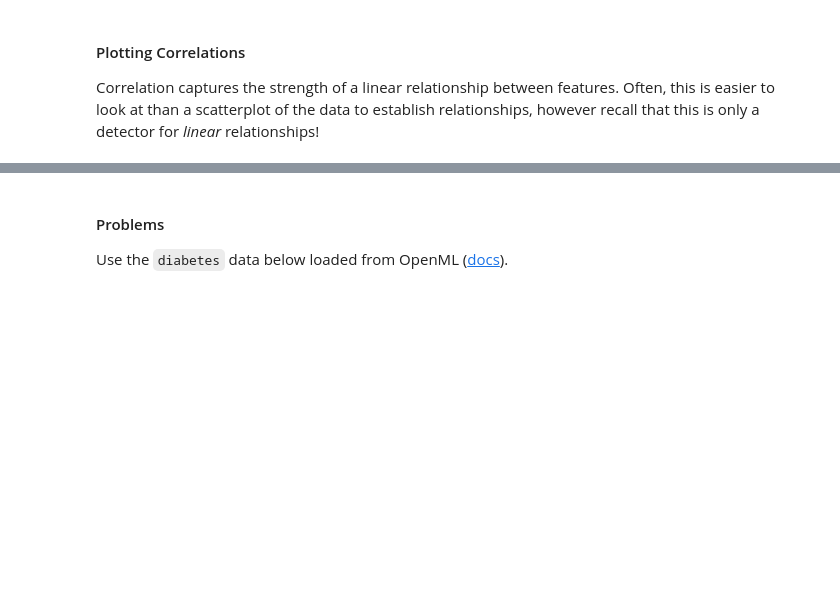
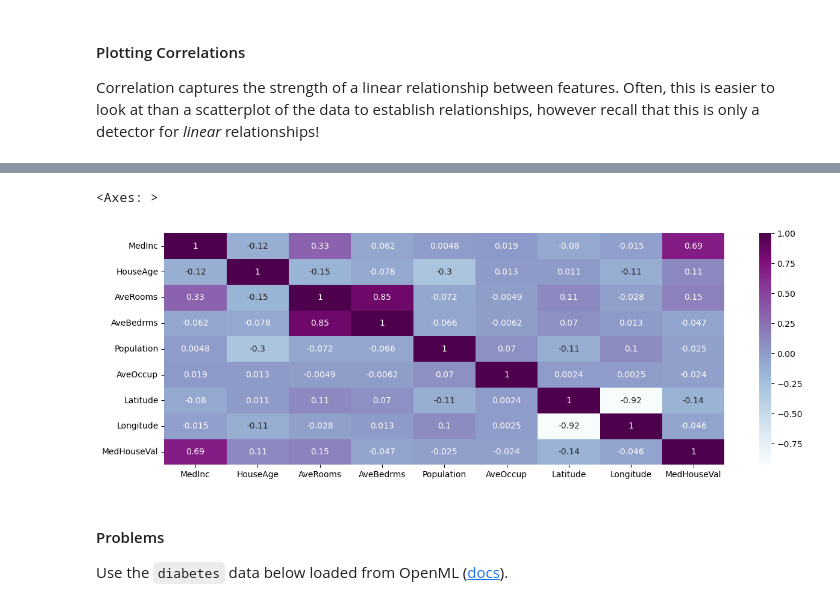
Before and after one commit to absera/nyu_bootcamp_fa24, a Jupyter notebook: plotting_seaborn.ipynb, the cells around one changed output, grey strips where cells are left out. Cells and saved outputs as stored; diff of their text form; code cells hidden in the pictures; blank space fills up the shorter version.

Commit message:
plotting changes

```diff
--- a/plotting_seaborn.ipynb
+++ b/plotting_seaborn.ipynb
@@ -274,7 +292,11 @@ housing.corr()
 # %%
 ### heatmap of correlations
 plt.figure(figsize = (15, 5))
-sns.heatmap(housing.corr(), annot = True)
+sns.heatmap(housing.corr(), annot = True, cmap='BuPu')
+# sns.heatmap(housing.corr()[['MedHouseVal']], annot = True)
+# %% [output]
+<Axes: >
+[figure, added]
 # %% [markdown]
 #### Problems
 
```
Also changed, not shown: parts of 5 cells of this notebook.
